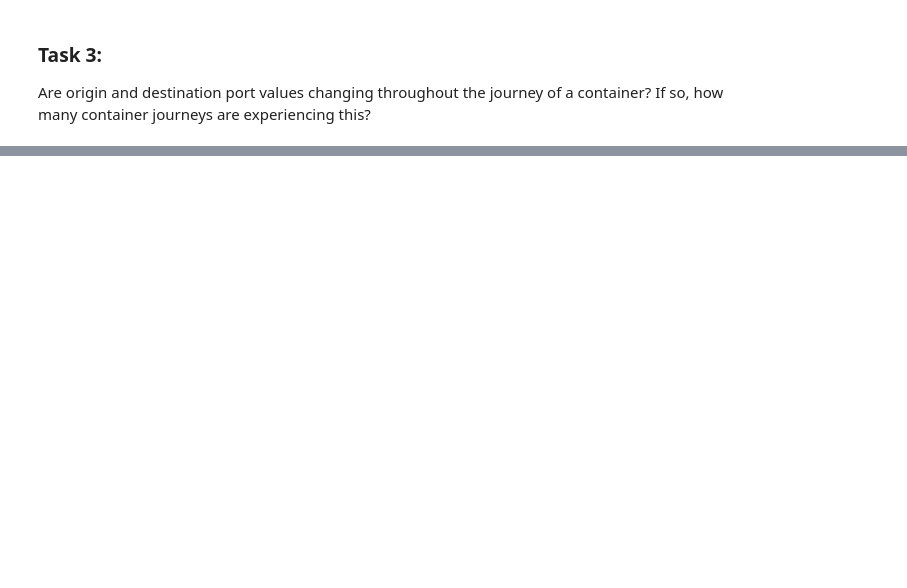
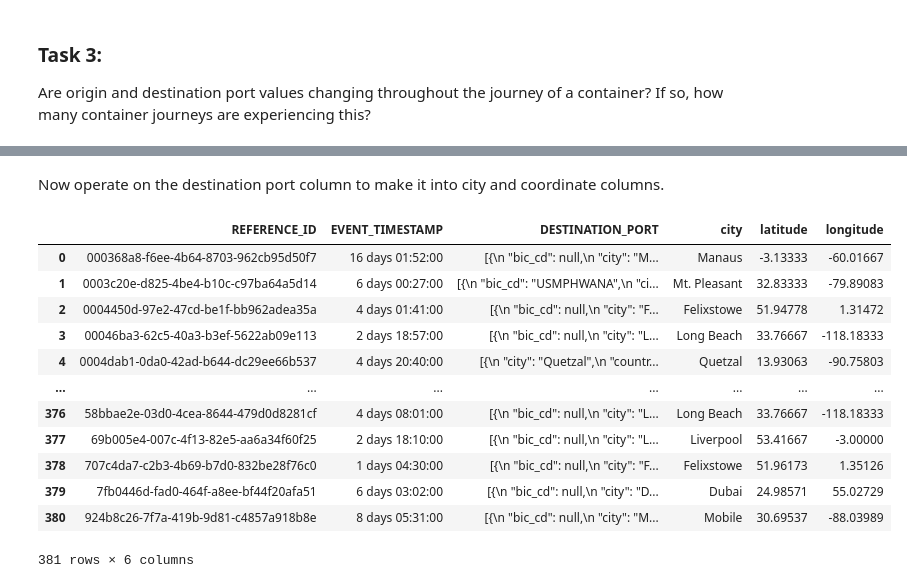
Before and after one commit to beckynevin/ShipIt, a Jupyter notebook: ExploreData.ipynb, the cells around one changed output, grey strips where cells are left out. Cells and saved outputs as stored; diff of their text form; code cells hidden in the pictures; blank space fills up the shorter version.

```diff
--- a/ExploreData.ipynb
+++ b/ExploreData.ipynb
@@ -389,0 +523,3 @@ Yes! I just saw this with the previous question. To investigate,
+# %%
+import json
+json.loads(filtered_df_dwell['DESTINATION_PORT'].iloc[0])
@@ -389,0 +556,9 @@ Yes! I just saw this with the previous question. To investigate,
+# %%
+filtered_df_dwell['EVENT_TIMESTAMP'] = pd.to_datetime(filtered_df_dwell['EVENT_TIMESTAMP'])
+
+grouped_df = filtered_df_dwell.groupby('REFERENCE_ID').agg({
+    'EVENT_TIMESTAMP': lambda x: x.max() - x.min(),
+    'DESTINATION_PORT': lambda x: list(x.unique())
+}).reset_index()
+grouped_df = grouped_df.rename(columns={'event_timestamp': 'duration'})
+print(grouped_df)
@@ -389,0 +583,29 @@ Yes! I just saw this with the previous question. To investigate,
+# %% [markdown]
+Now operate on the destination port column to make it into city and coordinate columns.
+# %%
+def extract_city_geolocation(dest_port_json):
+    destination = json.loads(dest_port_json[0])
+    city = destination['city']
+    latitude = destination['geolocation']['latitude']
+    longitude = destination['geolocation']['longitude']
+    return city, latitude, longitude
+# %%
+grouped_df[['city', 'latitude', 'longitude']] = grouped_df['DESTINATION_PORT'].apply(
+    lambda x: pd.Series(extract_city_geolocation(x))
+)
+# %%
+grouped_df
+# %% [output]
+|  | REFERENCE_ID | EVENT_TIMESTAMP | DESTINATION_PORT | city | latitude | longitude |
+| 0 | 000368a8-f6ee-4b64-8703-962cb95d50f7 | 16 days 01:52:00 | [{\n "bic_cd": null,\n "city": "M... | Manaus | -3.13333 | -60.01667 |
+| 1 | 0003c20e-d825-4be4-b10c-c97ba64a5d14 | 6 days 00:27:00 | [{\n "bic_cd": "USMPHWANA",\n "ci... | Mt. Pleasant | 32.83333 | -79.89083 |
+| 2 | 0004450d-97e2-47cd-be1f-bb962adea35a | 4 days 01:41:00 | [{\n "bic_cd": null,\n "city": "F... | Felixstowe | 51.94778 | 1.31472 |
+| 3 | 00046ba3-62c5-40a3-b3ef-5622ab09e113 | 2 days 18:57:00 | [{\n "bic_cd": null,\n "city": "L... | Long Beach | 33.76667 | -118.18333 |
+| 4 | 0004dab1-0da0-42ad-b644-dc29ee66b537 | 4 days 20:40:00 | [{\n "city": "Quetzal",\n "countr... | Quetzal | 13.93063 | -90.75803 |
+| ... | ... | ... | ... | ... | ... | ... |
+| 376 | 58bbae2e-03d0-4cea-8644-479d0d8281cf | 4 days 08:01:00 | [{\n "bic_cd": null,\n "city": "L... | Long Beach | 33.76667 | -118.18333 |
+| 377 | 69b005e4-007c-4f13-82e5-aa6a34f60f25 | 2 days 18:10:00 | [{\n "bic_cd": null,\n "city": "L... | Liverpool | 53.41667 | -3.00000 |
+| 378 | 707c4da7-c2b3-4b69-b7d0-832be28f76c0 | 1 days 04:30:00 | [{\n "bic_cd": null,\n "city": "F... | Felixstowe | 51.96173 | 1.35126 |
+| 379 | 7fb0446d-fad0-464f-a8ee-bf44f20afa51 | 6 days 03:02:00 | [{\n "bic_cd": null,\n "city": "D... | Dubai | 24.98571 | 55.02729 |
+| 380 | 924b8c26-7f7a-419b-9d81-c4857a918b8e | 8 days 05:31:00 | [{\n "bic_cd": null,\n "city": "M... | Mobile | 30.69537 | -88.03989 |
+381 rows × 6 columns
```
Also changed, not shown: parts of 24 cells of this notebook.
